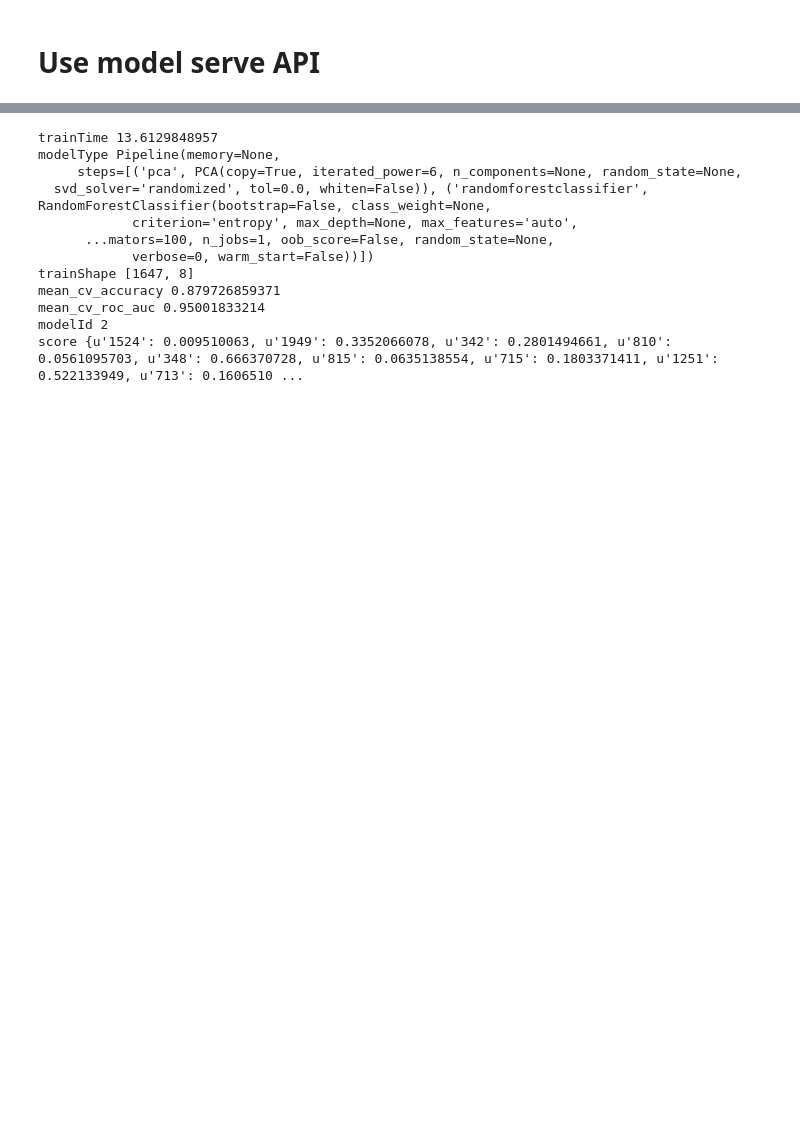
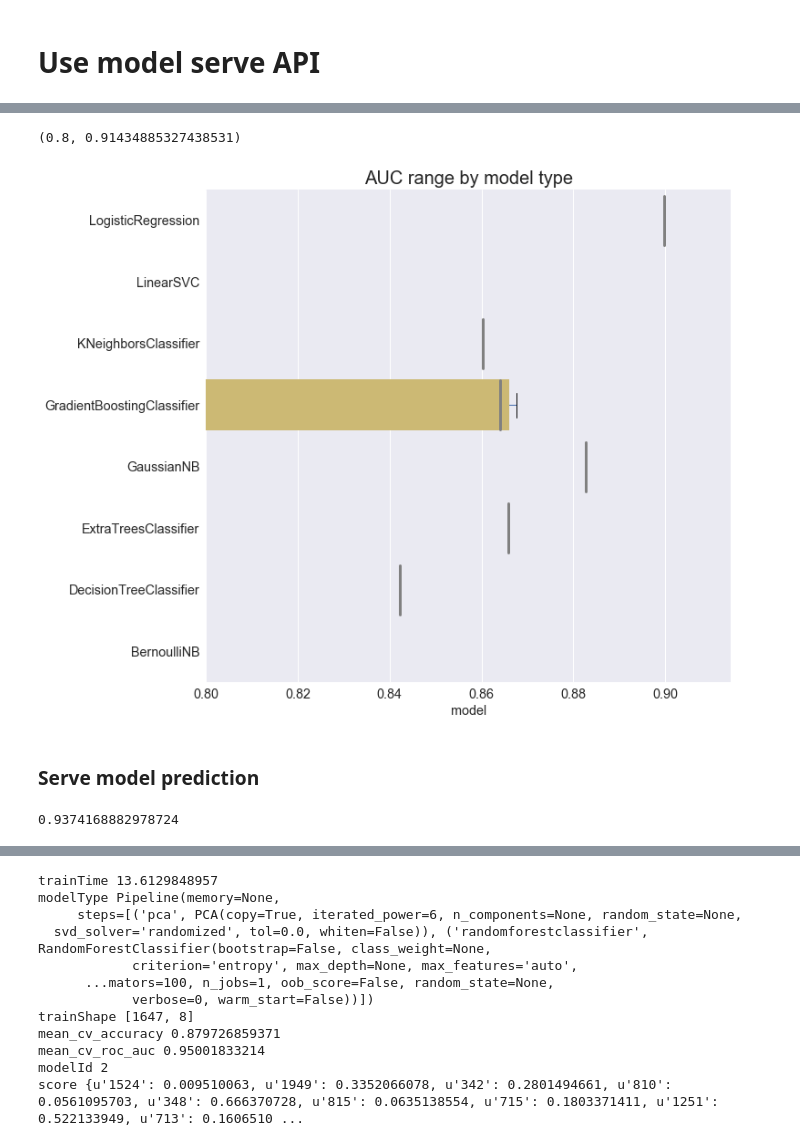
Before and after one commit to crawles/automl_service, a Jupyter notebook: modelling_and_usage.ipynb, the cells around one changed output, grey strips where cells are left out. Saved outputs shown, nothing was run; the diff lists cells and outputs as text; code cells hidden in the pictures; blank space fills up the shorter version.

```diff
--- a/modelling_and_usage.ipynb
+++ b/modelling_and_usage.ipynb
@@ -173,0 +251,9 @@ label_test.to_json(os.path.join(output_dir, 'label_test.json'))
+# %%
+train_url = 'http://0.0.0.0:8080/train_pipeline'
+train_files = {'raw_data': open('data/data_train.json', 'rb'),
+               'labels'  : open('data/label_train.json', 'rb'),
+               'params'  : open('train_parameters_model3.yml', 'rb')}
+# %%
+r_train = requests.post(train_url, files=train_files)
+result_df = json.loads(r_train.json())
+automl_experiments = get_model_results(result_df['evaluated_models'])
@@ -173,0 +273,26 @@ label_test.to_json(os.path.join(output_dir, 'label_test.json'))
+# %%
+automl_experiments = pd.DataFrame(automl_experiments, columns=['model', 'id', 'auc']).sort_values('model')
+sns.set_style(style='darkgrid')
+f, ax = plt.subplots(figsize=(10,10))
+box = automl_experiments.boxplot(column='auc', by='model', rot=0, vert=False,
+                             ax=ax, patch_artist=True, return_type='dict',
+                             widths=0.8)
+ax.grid(axis='y')
+ax.set_title('AUC range by model type', size=20)
+plt.suptitle('')
+
+for b in box['auc']['boxes']:
+    color = sns.color_palette()[4]
+    b.set(color=color, linewidth=2)
+    b.set(facecolor=color, linewidth=2)
+
+# for median in bp['medians']:
+for median in box['auc']['medians']:
+    median.set(color='grey', linewidth=3)
+
+plt.xlim(0.8)
+# %% [output]
+(0.8, 0.91434885327438531)
+[figure, added]
+# %% [markdown]
+### Serve model prediction
@@ -173,0 +306,6 @@ label_test.to_json(os.path.join(output_dir, 'label_test.json'))
+# %%
+result.index = result.index.astype(np.int)
+result = result.loc[label_test.example_id]
+roc_auc_score(label_test.label, result.score)
+# %% [output]
+0.9374168882978724
```
Also changed, not shown: parts of 21 cells of this notebook, 4 other files.
